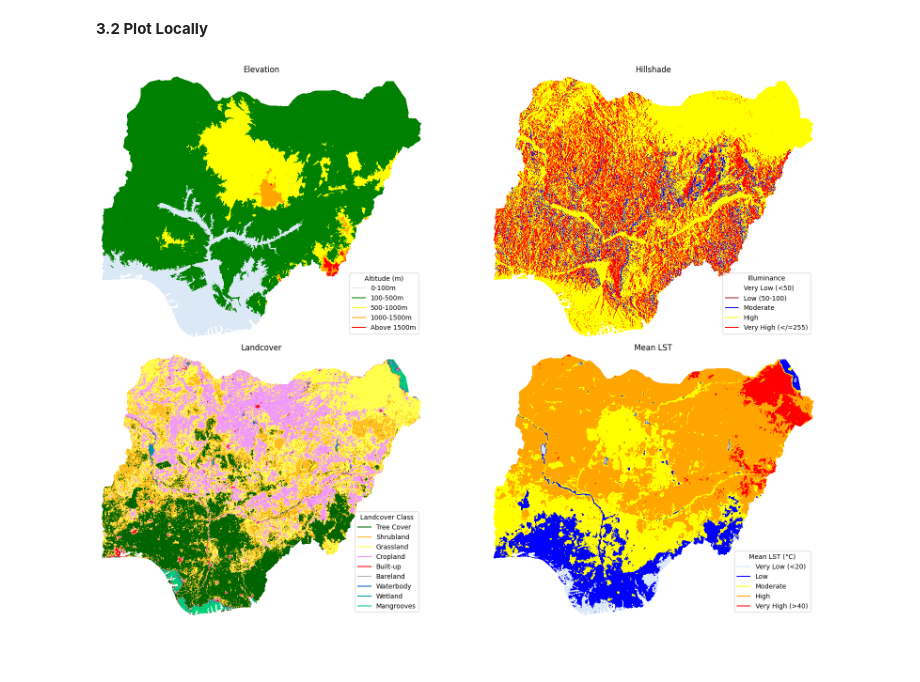
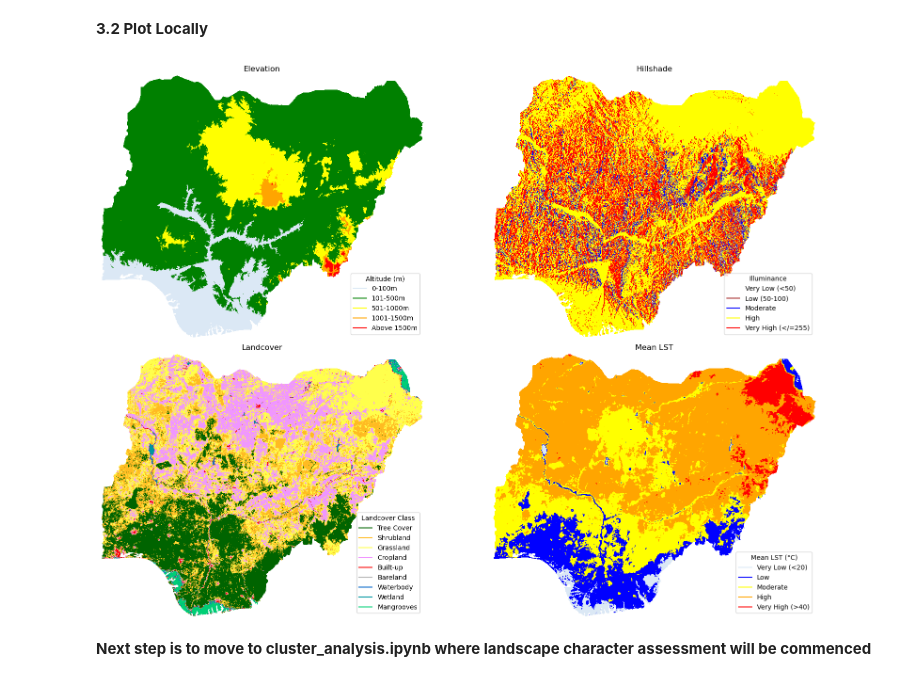
Before and after one commit to Patrick-Samson-Udama-Eneche/landscape-character-nigeria, a Jupyter notebook: GEE_Dataset/GEE_data_acq.ipynb, the cells around one changed output. Saved outputs shown, nothing was run; the diff lists cells and outputs as text; code cells hidden in the pictures; blank space fills up the shorter version.

Commit message:
slight update of legend items

```diff
--- a/GEE_Dataset/GEE_data_acq.ipynb
+++ b/GEE_Dataset/GEE_data_acq.ipynb
@@ -242,7 +259,7 @@ hillshade_cmap = ListedColormap(['white', 'brown', 'blue', 'yellow', 'red'])
 lst_cmap = ListedColormap(['#dbe8f5', 'blue', 'yellow', 'orange', 'red'])
 
 landcover_legend_labels = ['Tree Cover', 'Shrubland', 'Grassland', 'Cropland', 'Built-up', 'Bareland', 'Waterbody', 'Wetland', 'Mangrooves']
-elevation_legend_labels = ['0-100m', '100-500m', '500-1000m', '1000-1500m', 'Above 1500m']
+elevation_legend_labels = ['0-100m', '101-500m', '501-1000m', '1001-1500m', 'Above 1500m']
 hillshade_legend_labels = ['Very Low (<50)', 'Low (50-100)', 'Moderate', 'High', 'Very High (</=255)']
 lst_legend_labels = ['Very Low (<20)', 'Low', 'Moderate', 'High', 'Very High (>40)']
 
@@ -276,31 +293,33 @@ landcover_img = axs[1, 0].imshow(landcover_masked, cmap=landcover_cmap)
 axs[1, 0].set_title('Landcover')
 axs[1, 0].axis('off')
 
 
 # Create a list of patches for the landcover legend
 landcover_patches = [plt.plot([], [], color=color, label=label)[0] for color, label in zip(landcover_cmap.colors, landcover_legend_labels)]
 
 # Create the landcover legend
 landcover_legend = axs[1, 0].legend(title='Landcover Class', handles=landcover_patches, loc='lower right')
 
 # Plot lst
 lst_img = axs[1, 1].imshow(lst_masked, cmap=lst_cmap)
 axs[1, 1].set_title('Mean LST')
 axs[1, 1].axis('off')
 
 # Create a list of patches for the LST legend
 lst_patches = [plt.plot([], [], color=color, label=label)[0] for color, label in zip(lst_cmap.colors, lst_legend_labels)]
 
 # Create the hillshade legend
 lst_legend = axs[1, 1].legend(title='Mean LST (°C)', handles=lst_patches, loc='lower right')
 
 # Turn off axis labels and ticks for the empty subplot
 #axs[1, 1].axis('off')
 
 # Adjust layout
 plt.tight_layout()
 plt.savefig('Dataset/input_dataset_all.png')
 plt.savefig('Dataset/input_dataset_all.svg')
 plt.show()
 # %% [output]
-[figure, old version]
+[figure, new version]
+# %% [markdown]
+**Next step is to move to cluster_analysis.ipynb where landscape character assessment will be commenced**
```
Also changed, not shown: parts of 4 cells of this notebook.
